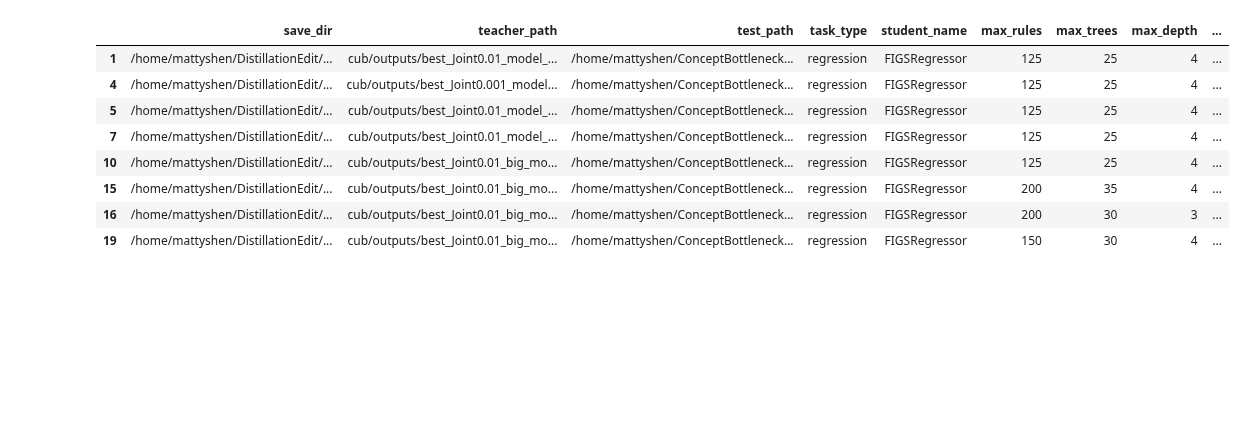
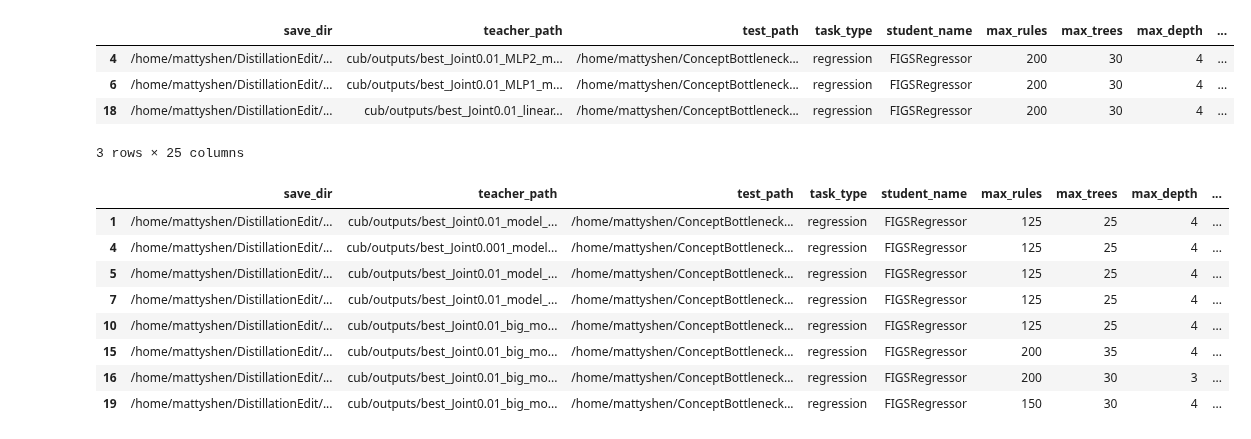
Before and after one commit to mattyshen/adaptiveTTI, a Jupyter notebook: notebooks/distillation_cub.ipynb, the cells around one changed output. Saved outputs shown, nothing was run; the diff lists cells and outputs as text; code cells hidden in the pictures; blank space fills up the shorter version.

```diff
--- a/notebooks/distillation_cub.ipynb
+++ b/notebooks/distillation_cub.ipynb
@@ -50,6 +49,14 @@ save_dir                                                       teacher_path
                                                                cub/outputs/best_Joint0.001_model_2.pth         125        25         4          1      1
                                                                cub/outputs/best_Joint0.001_model_3.pth         125        25         4          2      1
 dtype: int64
+# %%
+r.loc[~r.isna().n_trees, ~r.columns.str.contains('train')&~r.columns.str.contains('distillation')]
+# %% [output]
+|  | save_dir | teacher_path | test_path | task_type | student_name | max_rules | max_trees | max_depth | ... |
+| 4 | /home/mattyshen/DistillationEdit/... | cub/outputs/best_Joint0.01_MLP2_m... | /home/mattyshen/ConceptBottleneck... | regression | FIGSRegressor | 200 | 30 | 4 | ... |
+| 6 | /home/mattyshen/DistillationEdit/... | cub/outputs/best_Joint0.01_MLP1_m... | /home/mattyshen/ConceptBottleneck... | regression | FIGSRegressor | 200 | 30 | 4 | ... |
+| 18 | /home/mattyshen/DistillationEdit/... | cub/outputs/best_Joint0.01_linear... | /home/mattyshen/ConceptBottleneck... | regression | FIGSRegressor | 200 | 30 | 4 | ... |
+3 rows × 25 columns
 # %%
 r.loc[~r.teacher_path.str.contains('val') & ~r.teacher_path.str.contains('2') & ~r.teacher_path.str.contains('3'), ~r.columns.str.contains('train')]
 # %% [output]
```
Also changed, not shown: parts of 1 cell of this notebook, 20 other files.
